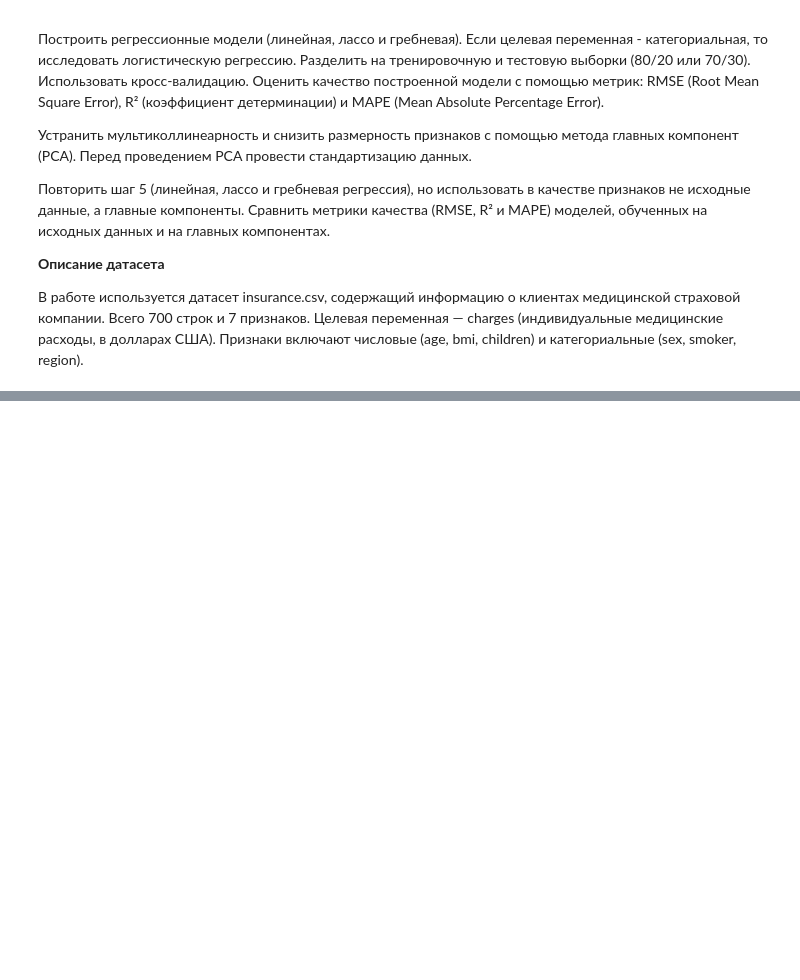
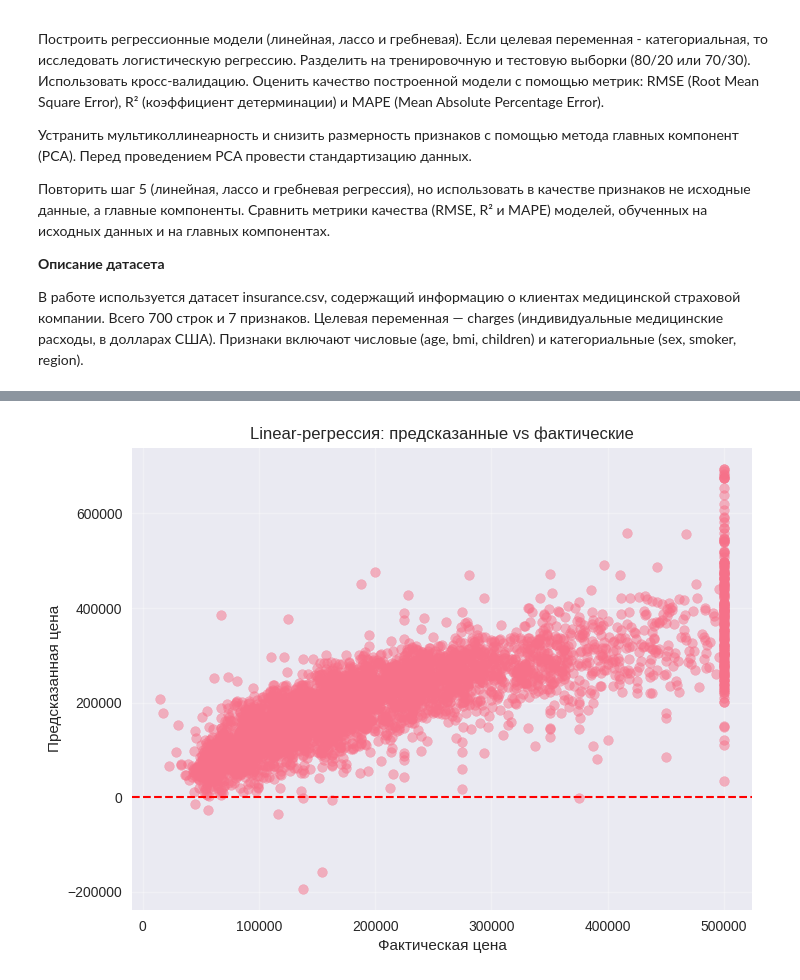
Before and after one commit to stavrgit/ML, a Jupyter notebook: ML_1.ipynb, the cells around one changed output, grey strips where cells are left out. Saved outputs shown, nothing was run; the diff lists cells and outputs as text; code cells hidden in the pictures; blank space fills up the shorter version.

```diff
--- a/ML_1.ipynb
+++ b/ML_1.ipynb
@@ -967,0 +300,92 @@ PCA в данной задаче не улучшает модель: он не
+# %%
+X_train, X_test, y_train, y_test = train_test_split(
+    X_scaled, y, test_size=0.2, random_state=42
+)
+
+# Линейная
+linear_model = LinearRegression()
+linear_model.fit(X_train, y_train)
+
+print('Линейная регрессия')
+coeffs = pd.DataFrame({"Признак": X.columns, "Коэффициент": linear_model.coef_})
+print(coeffs.sort_values("Коэффициент", key=abs, ascending=False))
+
+# Ридж
+ridge_model = Ridge(alpha=1.0)
+ridge_model.fit(X_train, y_train)
+print('\nRidge регрессия')
+coeffs = pd.DataFrame({"Признак": X.columns, "Коэффициент": ridge_model.coef_})
+print(coeffs.sort_values("Коэффициент", key=abs, ascending=False))
+
+# Лассо
+lasso_model = Lasso(alpha=100.0, max_iter=100000)
+lasso_model.fit(X_train, y_train)
+print('\nLasso регрессия')
+coeffs = pd.DataFrame({"Признак": X.columns, "Коэффициент": lasso_model.coef_})
+print(coeffs.sort_values("Коэффициент", key=abs, ascending=False))
+
+y_pred_linear = linear_model.predict(X_test)
+y_pred_ridge  = ridge_model.predict(X_test)
+y_pred_lasso  = lasso_model.predict(X_test)
+
+for name, y_pred in [("Linear", y_pred_linear), ("Ridge", y_pred_ridge), ("Lasso", y_pred_lasso)]:
+    plt.figure(figsize=(8, 6))
+    plt.scatter(y_test, y_pred, alpha=0.5)
+
+    plt.axhline(y=0, color='red', linestyle='--', linewidth=1.5)
+
+    plt.xlabel("Фактическая цена")
+    plt.ylabel("Предсказанная цена")
+    plt.title(f"{name}-регрессия: предсказанные vs фактические")
+    plt.grid(True, alpha=0.3)
+    plt.show()
+
+def calculate_metrics(y_true, y_pred):
+    rmse = np.sqrt(mean_squared_error(y_true, y_pred))
+    r2 = r2_score(y_true, y_pred)
+    mape = mean_absolute_percentage_error(y_true, y_pred) * 100
+    return rmse, r2, mape
+
+rmse_linear, r2_linear, mape_linear = calculate_metrics(y_test, y_pred_linear)
+rmse_ridge, r2_ridge, mape_ridge   = calculate_metrics(y_test, y_pred_ridge)
+rmse_lasso, r2_lasso, mape_lasso   = calculate_metrics(y_test, y_pred_lasso)
+
+results = pd.DataFrame({
+    "Модель": ["Linear Regression", "Ridge Regression", "Lasso Regression"],
+    "RMSE": [rmse_linear, rmse_ridge, rmse_lasso],
+    "R²":   [r2_linear, r2_ridge, r2_lasso],
+    "MAPE (%)": [mape_linear, mape_ridge, mape_lasso]
+})
+print(results)
+
+
+cv = KFold(n_splits=5, shuffle=True, random_state=42)
+
+models = {
+    "Linear Regression": linear_model,
+    "Ridge Regression": ridge_model,
+    "Lasso Regression": lasso_model
+}
+
+cv_results = []
+
+for name, model in models.items():
+    scores = cross_validate(
+        model, X_train, y_train, cv=cv,
+        scoring={
+            "RMSE": "neg_root_mean_squared_error",
+            "R2": "r2",
+            "MAPE": "neg_mean_absolute_percentage_error"
+        }
+    )
+    cv_results.append({
+        "Модель": name,
+        "CV RMSE": -scores["test_RMSE"].mean(),
+        "CV R²": scores["test_R2"].mean(),
+        "CV MAPE (%)": -scores["test_MAPE"].mean() * 100
+    })
+
+cv_results = pd.DataFrame(cv_results)
+print("\nРезультаты 5-fold Cross-Validation:")
+print(cv_results)
+# %% [output]
@@ -967,0 +409 @@ PCA в данной задаче не улучшает модель: он не
+[figure, added]
```
Also changed, not shown: parts of 30 cells of this notebook.
